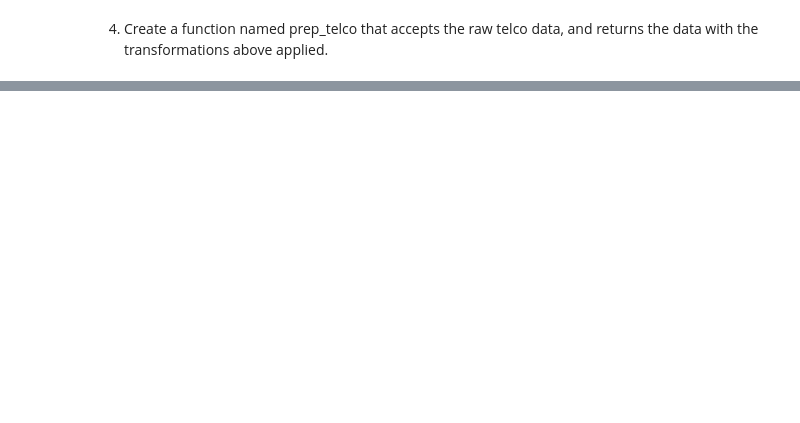
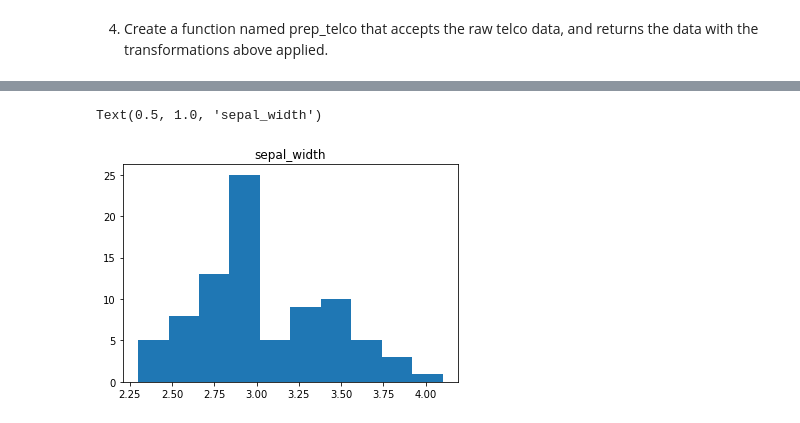
Before and after one commit to stephenfitzsimon/classification-exercises, a Jupyter notebook: classification_exercises.ipynb, the cells around one changed output, grey strips where cells are left out. Saved outputs shown, nothing was run; the diff lists cells and outputs as text; code cells hidden in the pictures; blank space fills up the shorter version.

```diff
--- a/classification_exercises.ipynb
+++ b/classification_exercises.ipynb
@@ -551,0 +308,6 @@ See the caveats in the documentation: https://pandas.pydata.org/pandas-docs/stab
+# %%
+plt.hist(i_train.sepal_width)
+plt.title('sepal_width')
+# %% [output]
+Text(0.5, 1.0, 'sepal_width')
+[figure, added]
```
Also changed, not shown: parts of 74 cells of this notebook, 1 other file.
